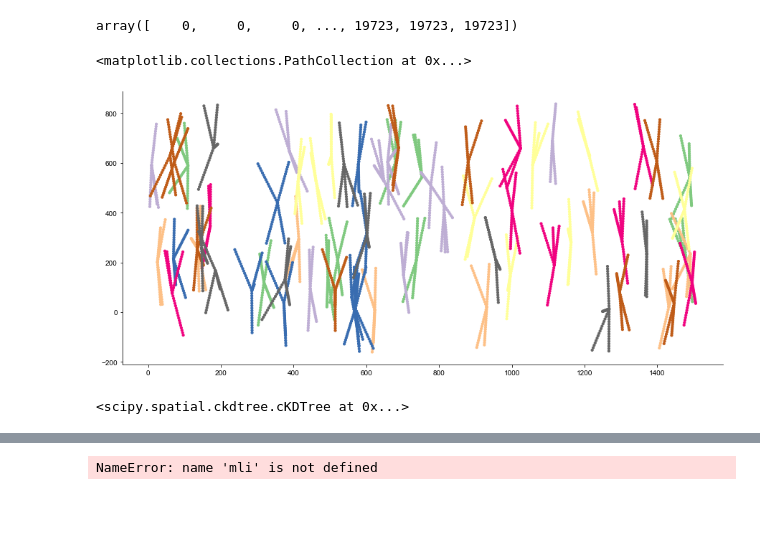
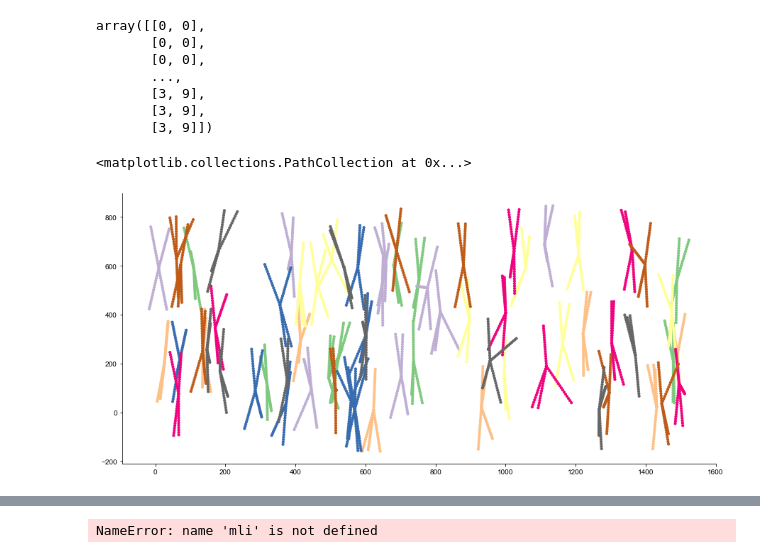
Before and after one commit to CNS-OIST/pycabnn, a Jupyter notebook: notebooks/MLI_3D_con.ipynb, the cells around one changed output, grey strips where cells are left out. Cells and saved outputs as stored; diff of their text form; code cells hidden in the pictures; blank space fills up the shorter version.

```diff
--- a/notebooks/MLI_3D_con.ipynb
+++ b/notebooks/MLI_3D_con.ipynb
@@ -18,4 +14,6 @@ h = HocParameterParser()
 config_hoc = str("./test_data/params/Parameters.hoc")
 h.load_file(config_hoc)
 # %%
-mli = cbn.create_population("MLI", h)
+mlipop = cbn.create_population("MLI", h)
+mlipop.load_somata("../big_test_data/MLIcoordinates.dat")
+mlipop.add_dendrites()
@@ -22,2 +22,2 @@ mli = cbn.create_population("MLI", h)
 # %%
-mli.load_somata("../big_test_data/MLIcoordinates.dat")
+mlipop.add_dendrites()
@@ -28,16 +24,22 @@ mli.load_data("../big_test_data/MLI_dend_data_20210823.npz")
 # %%
-mli.dends.idx
+mlipop.dends.seg
 # %% [output]
-array([    0,     0,     0, ..., 19723, 19723, 19723])
+array([[0, 0],
+       [0, 0],
+       [0, 0],
+       ...,
+       [3, 9],
+       [3, 9],
+       [3, 9]])
 # %%
 %matplotlib inline
 ncell = 70
 nidx = ncell*90*4
 
 _, ax = plt.subplots(figsize=(15,7))
-ax.scatter(mli.dends.coo[:nidx:5,0],mli.dends.coo[:nidx:5,1], 10, mli.dends.idx[:nidx:5], cmap='Accent')
+ax.scatter(mlipop.dends.coo[:nidx:5,0],mlipop.dends.coo[:nidx:5,1], 10, mlipop.dends.idx[:nidx:5], cmap='Accent')
 # %% [output]
 <matplotlib.collections.PathCollection at 0x...>
-[figure, old version]
+[figure, new version]
 # %%
 from scipy.spatial import cKDTree
@@ -46,6 +48,2 @@ tree = cKDTree(mli.dends.coo)
-# %%
-tree
-# %% [output]
-<scipy.spatial.ckdtree.cKDTree at 0x...>
 # %%
 d = tree.query_pairs(1)
```
Also changed, not shown: parts of 19 cells of this notebook.
